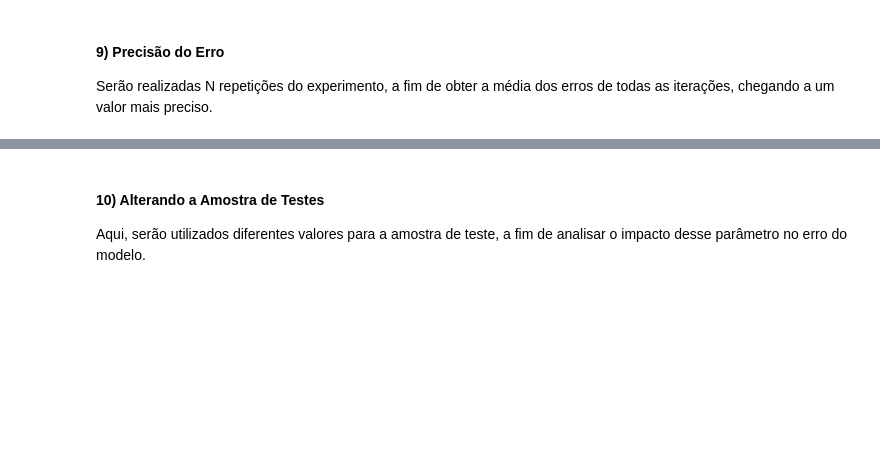
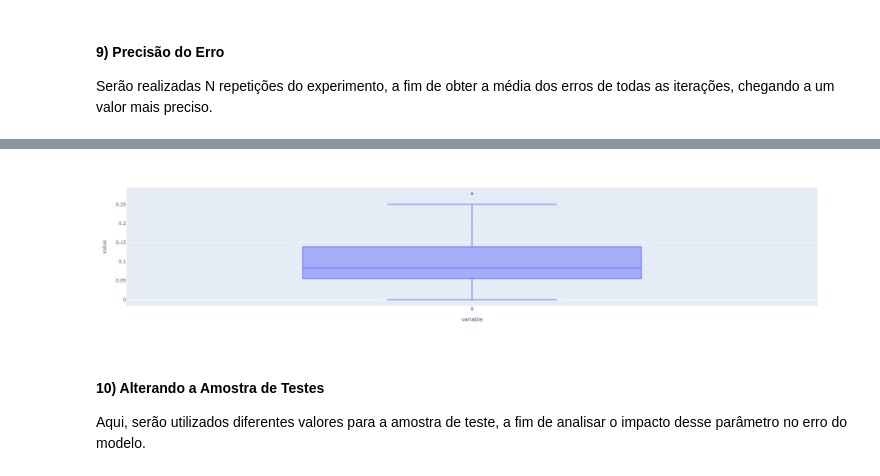
Before and after one commit to higor-gomes93/mestrado_ft084, a Jupyter notebook: Algoritmo de Classificação/classificacao.ipynb, the cells around one changed output, grey strips where cells are left out. Drawn from its saved outputs; the diff is of its cells as text; code cells hidden in the pictures; blank space fills up the shorter version.

```diff
--- a/Algoritmo de Classificação/classificacao.ipynb
+++ b/Algoritmo de Classificação/classificacao.ipynb
@@ -246,3 +246,10 @@ plt.boxplot(partial_error)
+# %%
+# Plotando o boxplot com a biblioteca plotly
+# Plotando o boxplot com a biblioteca plotly
+figure1 = px.box(partial_error)
+figure1.show()
+# %% [output]
+[figure, added]
 # %% [markdown]
 #### 10) Alterando a Amostra de Testes
 Aqui, serão utilizados diferentes valores para a amostra de teste, a fim de analisar o impacto desse parâmetro no erro do modelo.
```
Also changed, not shown: parts of 5 cells of this notebook.
